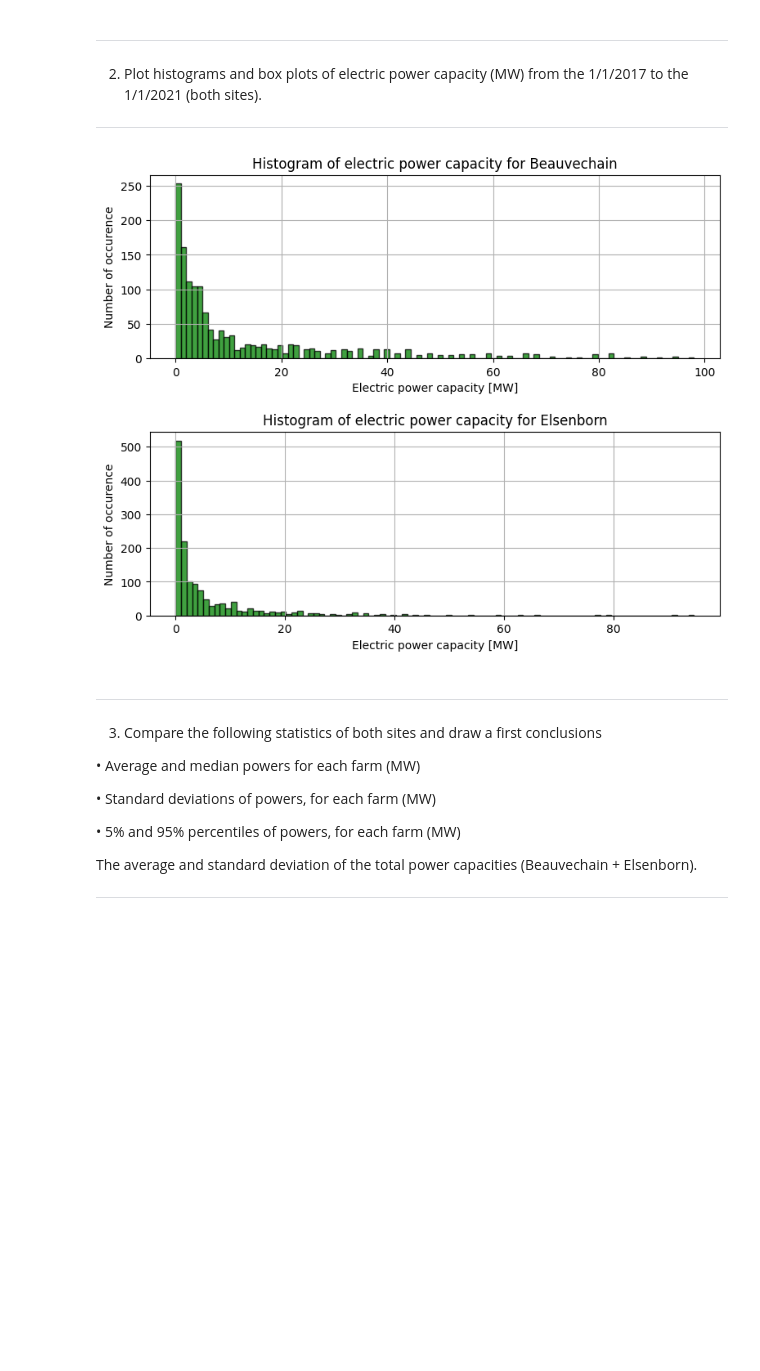
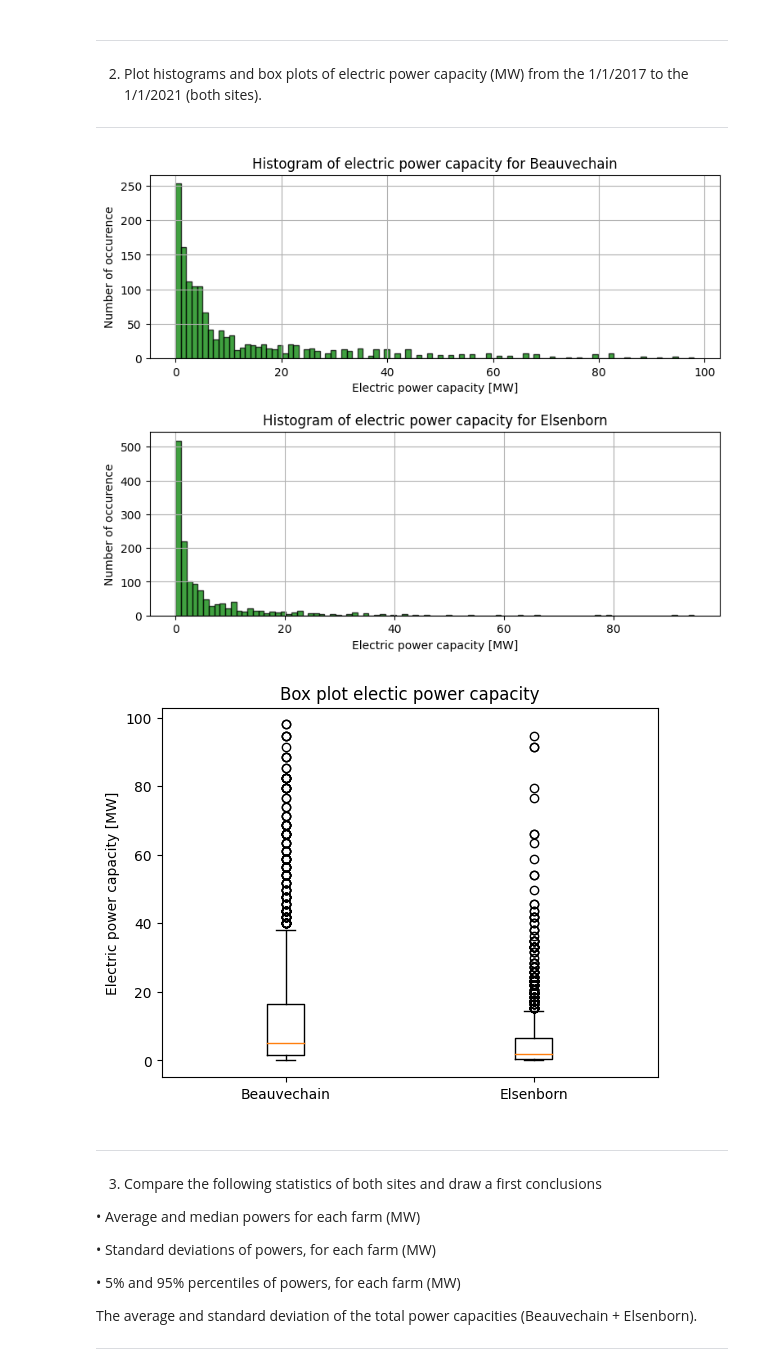
Before and after one commit to Albanedns/Hackathon, a Jupyter notebook: hackathon 1/code/hackathon.ipynb, the cells around one changed output. Saved outputs shown, nothing was run; the diff lists cells and outputs as text; code cells hidden in the pictures; blank space fills up the shorter version.

Commit message:
box plots question 2

```diff
--- a/hackathon 1/code/hackathon.ipynb
+++ b/hackathon 1/code/hackathon.ipynb
@@ -109,28 +109,36 @@ Comment briefly your results
 # %%
 import matplotlib.pyplot as plt
 
 plt.figure(figsize=(9,7))
 plt.subplots_adjust(hspace=0.4)
 
 #histogram for Beauvechain
 plt.subplot(2,1,1)
 biggest_B= int(data_B_P.max())
 data_B_P.hist(bins= biggest_B,facecolor='g', edgecolor= 'black', alpha=0.75)
 plt.xlabel('Electric power capacity [MW]')
 plt.ylabel('Number of occurence')
 plt.title('Histogram of electric power capacity for Beauvechain', fontsize=12)
 plt.grid(True)
 
 #histogram for Elsenborn
 plt.subplot(2,1,2)
 biggest_E= int(data_E_P.max())
 data_E_P.hist(bins=biggest_E ,facecolor='g', edgecolor= 'black', alpha=0.75)
 plt.xlabel('Electric power capacity [MW]')
 plt.ylabel('Number of occurence')
 plt.title('Histogram of electric power capacity for Elsenborn', fontsize=12)
 plt.grid(True)
+plt.show()
+
+#box plots
+plt.boxplot([data_B_P,data_E_P], labels=["Beauvechain","Elsenborn"])
+plt.ylabel('Electric power capacity [MW]')
+plt.title('Box plot electic power capacity')
+plt.show()
 # %% [output]
 [figure]
+[figure, added]
 # %% [markdown]
 ------------------------------------------------------------------------------------------------------
 
```
